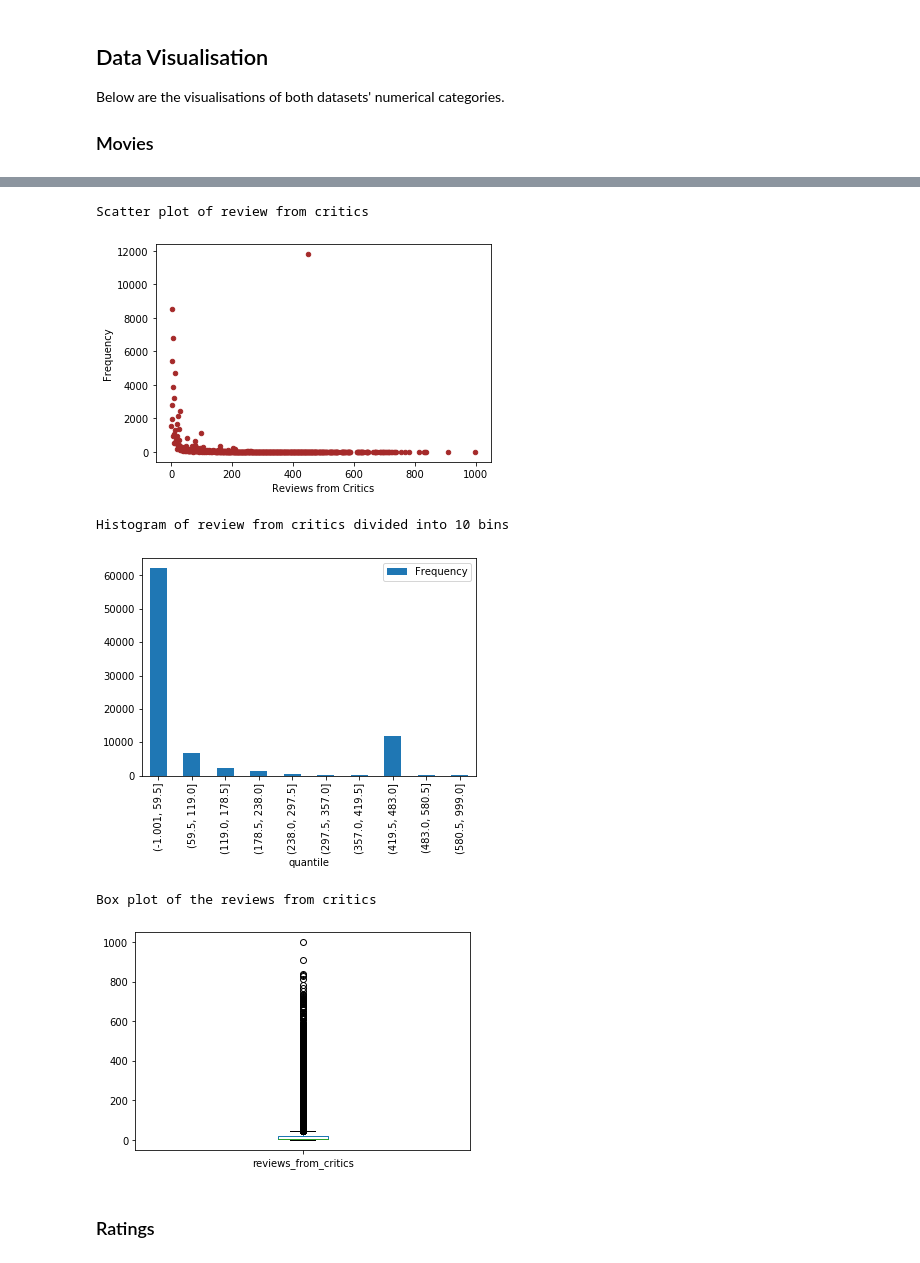
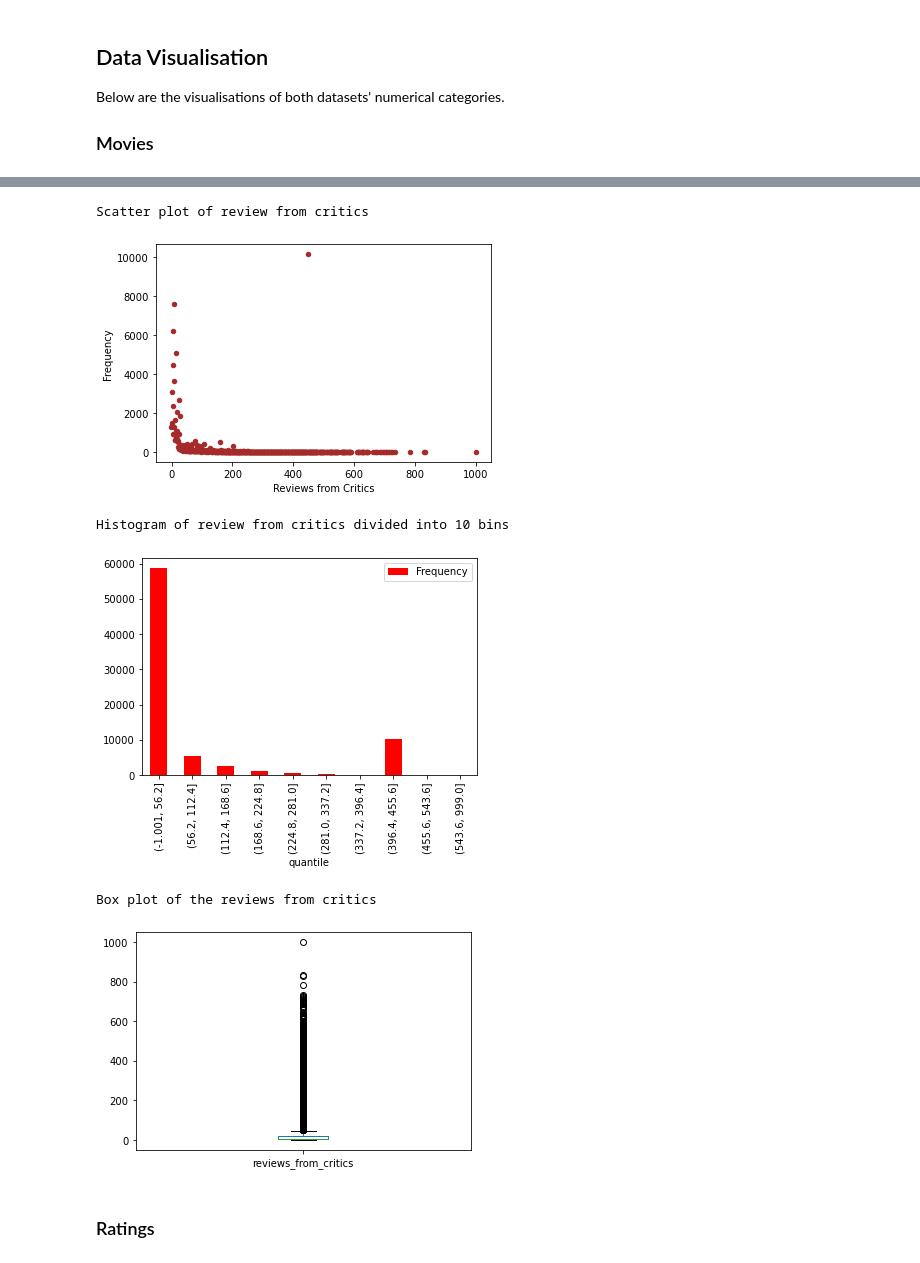
Before and after one commit to Nick-vdM/3804ICT-Data-mining, a Jupyter notebook: proposal/preliminary.ipynb, the cells around one changed output, grey strips where cells are left out. Saved outputs shown, nothing was run; the diff lists cells and outputs as text; code cells hidden in the pictures.

```diff
--- a/proposal/preliminary.ipynb
+++ b/proposal/preliminary.ipynb
@@ -298,25 +306,23 @@ Box plot of the votes
 # %%
 #########################################################################
-d = movie_df.groupby('year')['imdb_title_id'].nunique()
+d = movie_df.groupby('year')['imdbId'].nunique()
 f = []
 
 for value in d:
     f.insert(-1, value)
 
-
-d = {'Year': movie_df['year'].unique(), 'Frequency': f }
+d = {'Year': movie_df['year'].unique(), 'Frequency': f}
 df = pd.DataFrame(data=d)
 
 print("Scatter plot of years")
-df.plot.scatter(stacked=True,x='Year',y='Frequency', color = 'k');
+df.plot.scatter(stacked=True, x='Year', y='Frequency', color='k')
 plt.show()
-
 
 df = movie_df
 df = df.drop(df.columns.difference(['year']), 1, inplace=False)
 
 print("Box plot of years")
-df.plot.box(stacked=True);
+df.plot.box(stacked=True)
 plt.show()
 # %% [output]
 Scatter plot of years
@@ -326,34 +332,33 @@ Box plot of years
 # %%
 #########################################################################
-d = movie_df.groupby('reviews_from_users')['imdb_title_id'].nunique()
+d = movie_df.groupby('reviews_from_users')['imdbId'].nunique()
 f = []
 
 for value in d:
     f.insert(-1, value)
 
-
-d = {'Reviews from Users': movie_df['reviews_from_users'].unique(), 'Frequency': f }
+d = {'Reviews from Users': movie_df['reviews_from_users'].unique(), 'Frequency': f}
 df = pd.DataFrame(data=d)
 
 print("Scatter plot of review from users")
-df.plot.scatter(stacked=True,x='Reviews from Users',y='Frequency');
+df.plot.scatter(stacked=True, x='Reviews from Users', y='Frequency')
 plt.show()
 
-df['quantile'] =  pd.qcut(df['Reviews from Users'], q=10)
+df['quantile'] = pd.qcut(df['Reviews from Users'], q=10)
 
-df = df.drop(['Reviews from Users'],axis=1)
+df = df.drop(['Reviews from Users'], axis=1)
 
 df = df.groupby('quantile').agg('sum')
 
 print("Histogram of review from users divided into 10 bins")
-df.plot.bar(stacked=True, color='c');
+df.plot.bar(stacked=True, color='c')
 plt.show()
 
 df = movie_df
 df = df.drop(df.columns.difference(['reviews_from_users']), 1, inplace=False)
 
 print("Box plot of the review from users")
-df.plot.box(stacked=True);
+df.plot.box(stacked=True)
 plt.show()
 # %% [output]
 Scatter plot of review from users
@@ -365,43 +370,41 @@ Box plot of the review from users
 # %%
 #########################################################################
-d = movie_df.groupby('reviews_from_critics')['imdb_title_id'].nunique()
+d = movie_df.groupby('reviews_from_critics')['imdbId'].nunique()
 f = []
 
 for value in d:
     f.insert(-1, value)
 
-
-d = {'Reviews from Critics': movie_df['reviews_from_critics'].unique(), 'Frequency': f }
+d = {'Reviews from Critics': movie_df['reviews_from_critics'].unique(), 'Frequency': f}
 df = pd.DataFrame(data=d)
 
 print("Scatter plot of review from critics")
-df.plot.scatter(stacked=True,x='Reviews from Critics',y='Frequency',color='brown');
+df.plot.scatter(stacked=True, x='Reviews from Critics', y='Frequency', color='brown')
 plt.show()
 
-df['quantile'] =  pd.qcut(df['Reviews from Critics'], q=10)
+df['quantile'] = pd.qcut(df['Reviews from Critics'], q=10)
 
-df = df.drop(['Reviews from Critics'],axis=1)
+df = df.drop(['Reviews from Critics'], axis=1)
 
 df = df.groupby('quantile').agg('sum')
 
 print("Histogram of review from critics divided into 10 bins")
-df.plot.bar(stacked=True,color='r');
+df.plot.bar(stacked=True, color='r')
 plt.show()
-
 
 df = movie_df
 df = df.drop(df.columns.difference(['reviews_from_critics']), 1, inplace=False)
 
 print("Box plot of the reviews from critics")
-df.plot.box(stacked=True);
+df.plot.box(stacked=True)
 plt.show()
 # %% [output]
 Scatter plot of review from critics
-[figure, old version]
+[figure, new version]
 Histogram of review from critics divided into 10 bins
-[figure, old version]
+[figure, new version]
 Box plot of the reviews from critics
-[figure, old version]
+[figure, new version]
 # %% [markdown]
 ### Ratings
 # %%
```
Also changed, not shown: parts of 14 cells of this notebook, 1 other file.
